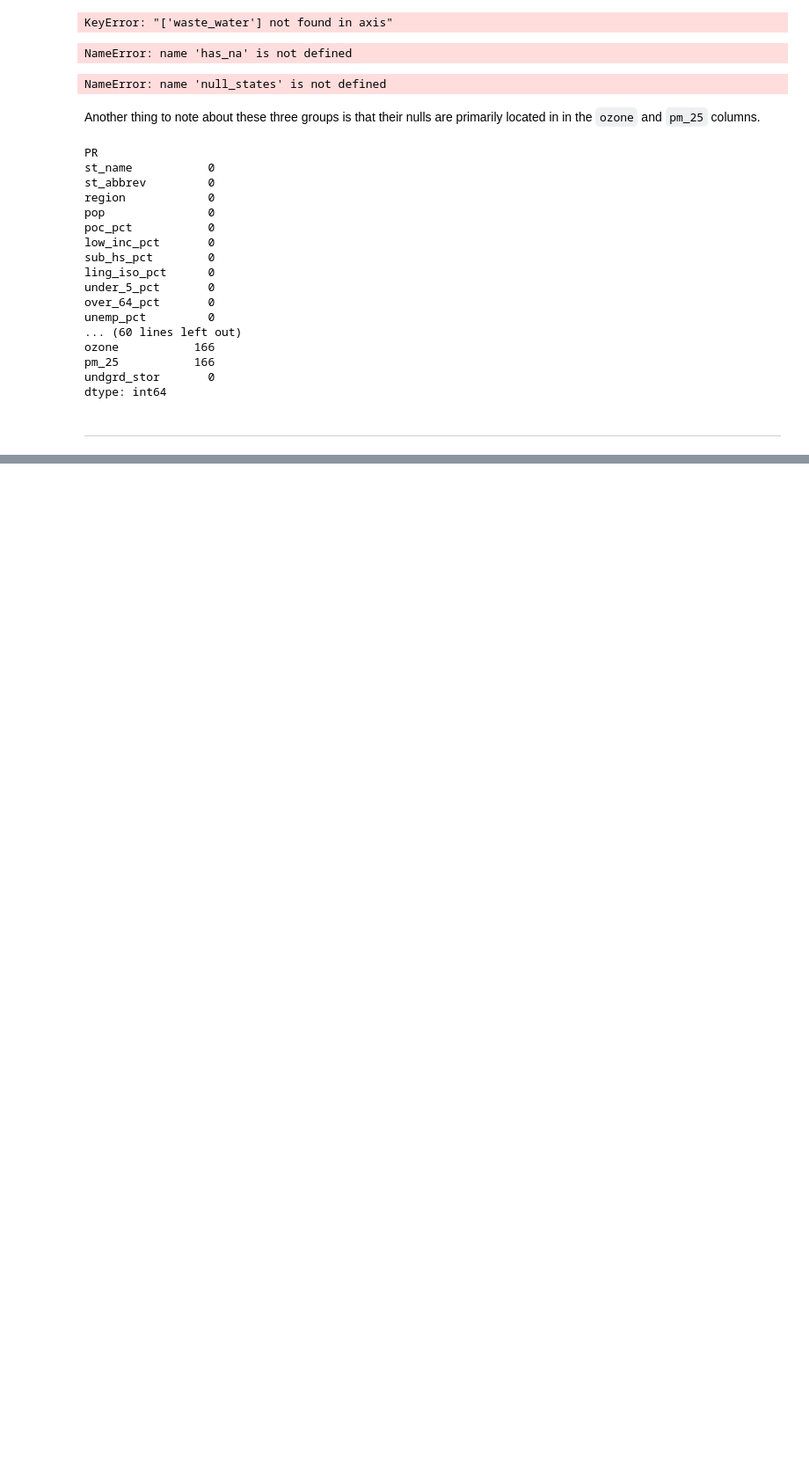
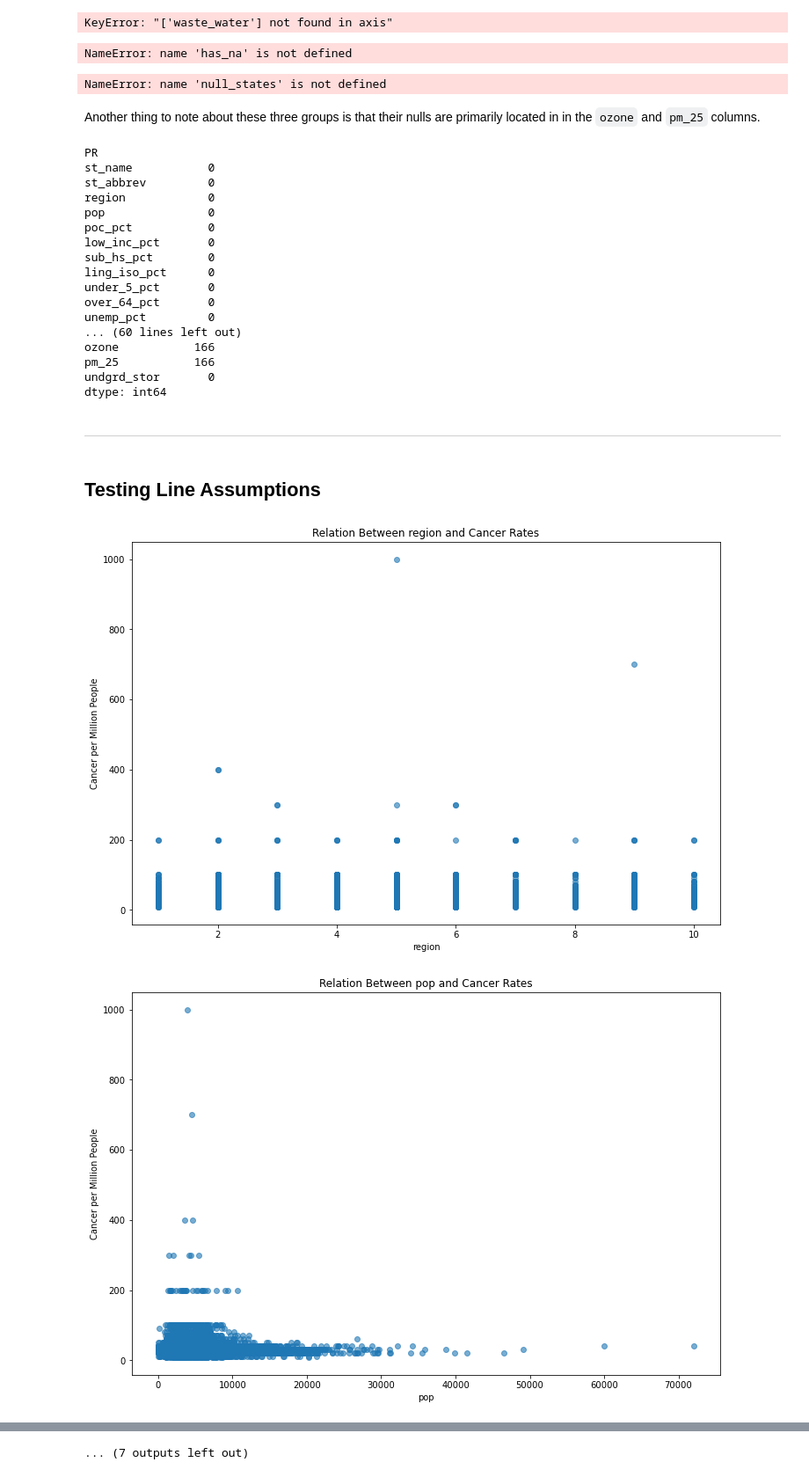
Before and after one commit to LewisDaDude/Project-4, a Jupyter notebook: EDA_VISHNU_VERSION.ipynb, the cells around one changed output, grey strips where cells are left out. Shown at 88% size. Drawn from its saved outputs; the diff is of its cells as text; code cells hidden in the pictures; blank space fills up the shorter version.

```diff
--- a/EDA_VISHNU_VERSION.ipynb
+++ b/EDA_VISHNU_VERSION.ipynb
@@ -1037,3 +1039,18 @@ undgrd_stor       0
 dtype: int64
 # %% [markdown]
 ----
+# %% [markdown]
+## Testing Line Assumptions
+# %%
+def scatter_plot(column):
+    plt.figure(figsize = (12, 8))
+    plt.title('Relation Between ' + str(column) + ' and Cancer Rates')
+    plt.ylabel('Cancer per Million People')
+    plt.xlabel(str(column))
+    return (plt.scatter(X_imputed[column], env['cancer'], alpha = 0.6))
+# %%
+for column in X_imputed.columns:
+    scatter_plot(column)
+# %% [output]
+[figure, added]
+[figure, added]
@@ -1039,0 +1067 @@ dtype: int64
+... (7 outputs left out)
```
Also changed, not shown: parts of 19 cells of this notebook.
